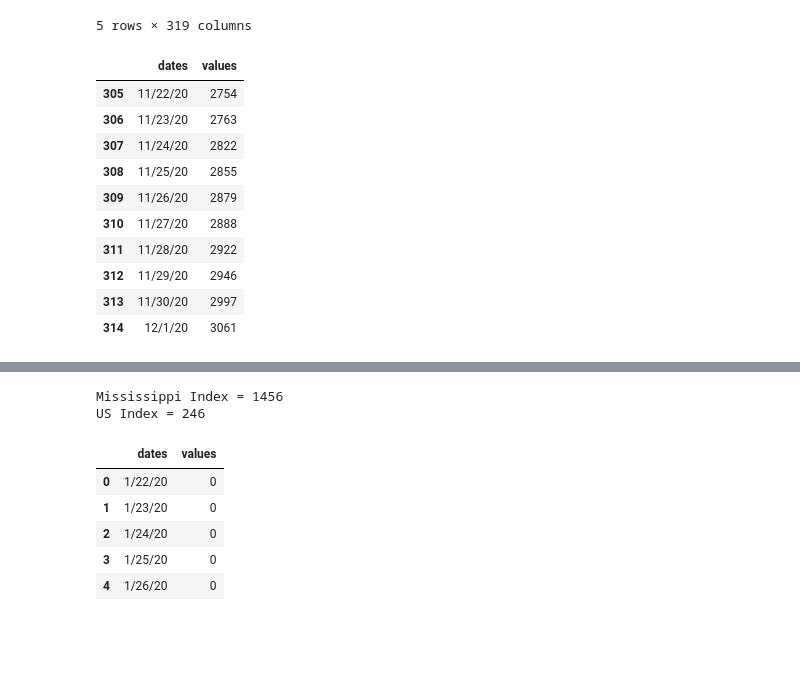
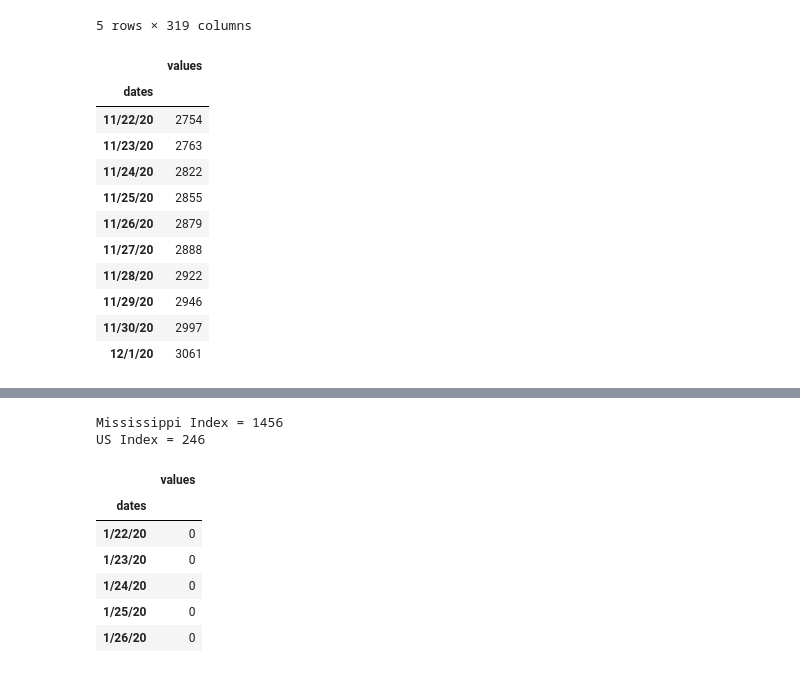
Before and after one commit to atkinssamuel/COVID-19-projection, a Jupyter notebook: project/atkins_1002951754_finalproject.ipynb, the cells around one changed output, grey strips where cells are left out. Drawn from its saved outputs; the diff is of its cells as text; code cells hidden in the pictures; blank space fills up the shorter version.

```diff
--- a/project/atkins_1002951754_finalproject.ipynb
+++ b/project/atkins_1002951754_finalproject.ipynb
@@ -47,30 +48,32 @@ Index(['Province/State', 'Country/Region', 'Lat', 'Long', '1/22/20', '1/23/20',
 # %%
 def create_time_series(df, index):
     ts = pd.DataFrame()
 
     date_index = 4
     if df.shape[1] == 326:
         date_index = 11
 
     dates = pd.Series(df.columns[date_index:])
     values = np.array(df.iloc[index, date_index:], dtype=int)
     ts["dates"] = dates
     ts["values"] = values
+    ts = ts.set_index("dates")
     return ts
 us_ts = create_time_series(us, 4)
 us_ts[-10:]
 # %% [output]
-|  | dates | values |
-| 305 | 11/22/20 | 2754 |
-| 306 | 11/23/20 | 2763 |
-| 307 | 11/24/20 | 2822 |
-| 308 | 11/25/20 | 2855 |
-| 309 | 11/26/20 | 2879 |
-| 310 | 11/27/20 | 2888 |
-| 311 | 11/28/20 | 2922 |
-| 312 | 11/29/20 | 2946 |
-| 313 | 11/30/20 | 2997 |
-| 314 | 12/1/20 | 3061 |
+|  | values |
+| dates |  |
+| 11/22/20 | 2754 |
+| 11/23/20 | 2763 |
+| 11/24/20 | 2822 |
+| 11/25/20 | 2855 |
+| 11/26/20 | 2879 |
+| 11/27/20 | 2888 |
+| 11/28/20 | 2922 |
+| 11/29/20 | 2946 |
+| 11/30/20 | 2997 |
+| 12/1/20 | 3061 |
 # %%
 print(us["Country_Region"].unique())
 print("\n", us["Province_State"].unique())
@@ -130,9 +133,10 @@ sweden_index = get_index(gb, "Sweden")
 sweden = create_time_series(gb, sweden_index)
 sweden.head()
 # %% [output]
-|  | dates | values |
-| 0 | 1/22/20 | 0 |
-| 1 | 1/23/20 | 0 |
-| 2 | 1/24/20 | 0 |
-| 3 | 1/25/20 | 0 |
-| 4 | 1/26/20 | 0 |
+|  | values |
+| dates |  |
+| 1/22/20 | 0 |
+| 1/23/20 | 0 |
+| 1/24/20 | 0 |
+| 1/25/20 | 0 |
+| 1/26/20 | 0 |
```
Also changed, not shown: parts of 13 cells of this notebook, 1 other file.
